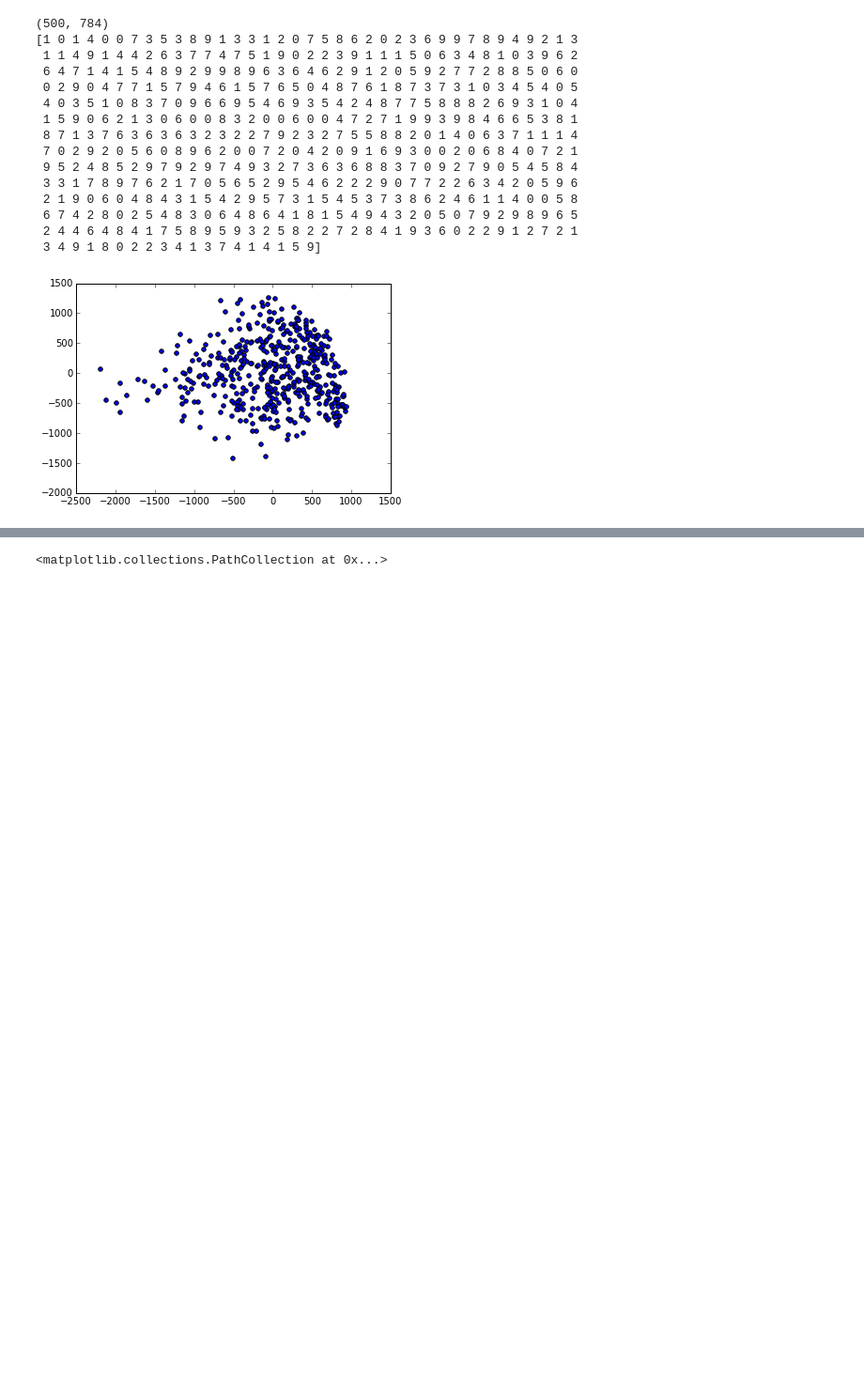
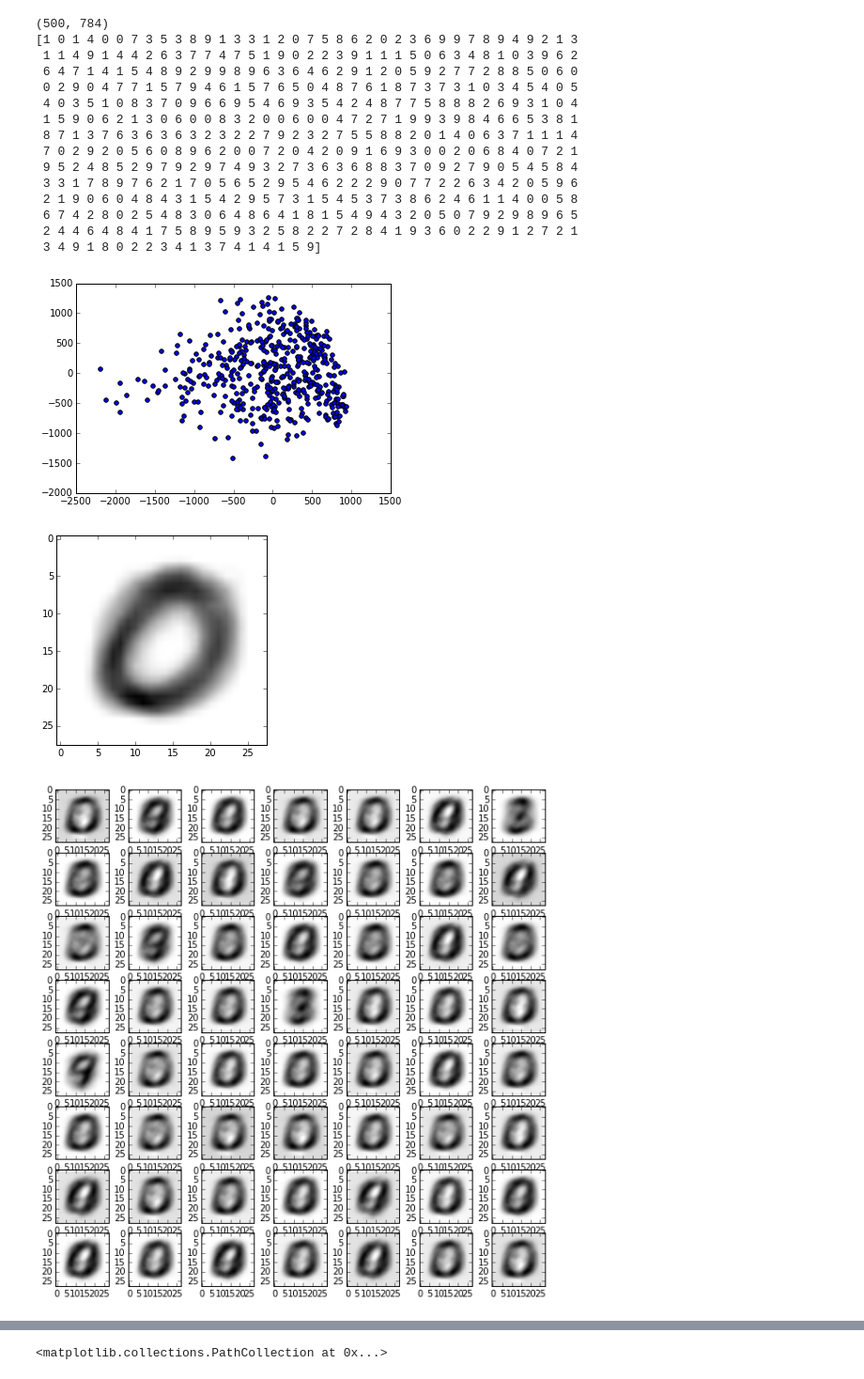
Before and after one commit to yeehanchan/SignalProcessing, a Jupyter notebook: HW3/HW3.ipynb, the cells around one changed output, grey strips where cells are left out. Shown at 94% size. Drawn from its saved outputs; the diff is of its cells as text; code cells hidden in the pictures; blank space fills up the shorter version.

Commit message:
add image reconstruction

```diff
--- a/HW3/HW3.ipynb
+++ b/HW3/HW3.ipynb
@@ -49,3 +49,18 @@ digit_6 = np.asarray([reduced[i] for i in range(len(label)) if label[i] == 6])
 digit_7 = np.asarray([reduced[i] for i in range(len(label)) if label[i] == 7])
 digit_8 = np.asarray([reduced[i] for i in range(len(label)) if label[i] == 8])
 digit_9 = np.asarray([reduced[i] for i in range(len(label)) if label[i] == 9])
+# %%
+def plot_transformed(transformed,digit):
+    transformed_digit = np.asarray([transformed[i] for i in range(len(label)) if label[i] == digit])
+    plt.figure(1)
+    mean = np.mean(transformed_digit,axis = 0)
+    plt.imshow(mean.reshape(28,28),cmap=cm.gray_r)
+    plt.figure(figsize=(10,10))
+    for i in range(len(transformed_digit)):
+        plt.subplot(8,7,i)
+        plt.imshow(transformed_digit[i].reshape(28,28),cmap=cm.gray_r)
+plot_transformed(transformed,0)
+plot_transformed(train,0)
+# %% [output]
+[figure, added]
+[figure, added]
```
Also changed, not shown: parts of 9 cells of this notebook.
